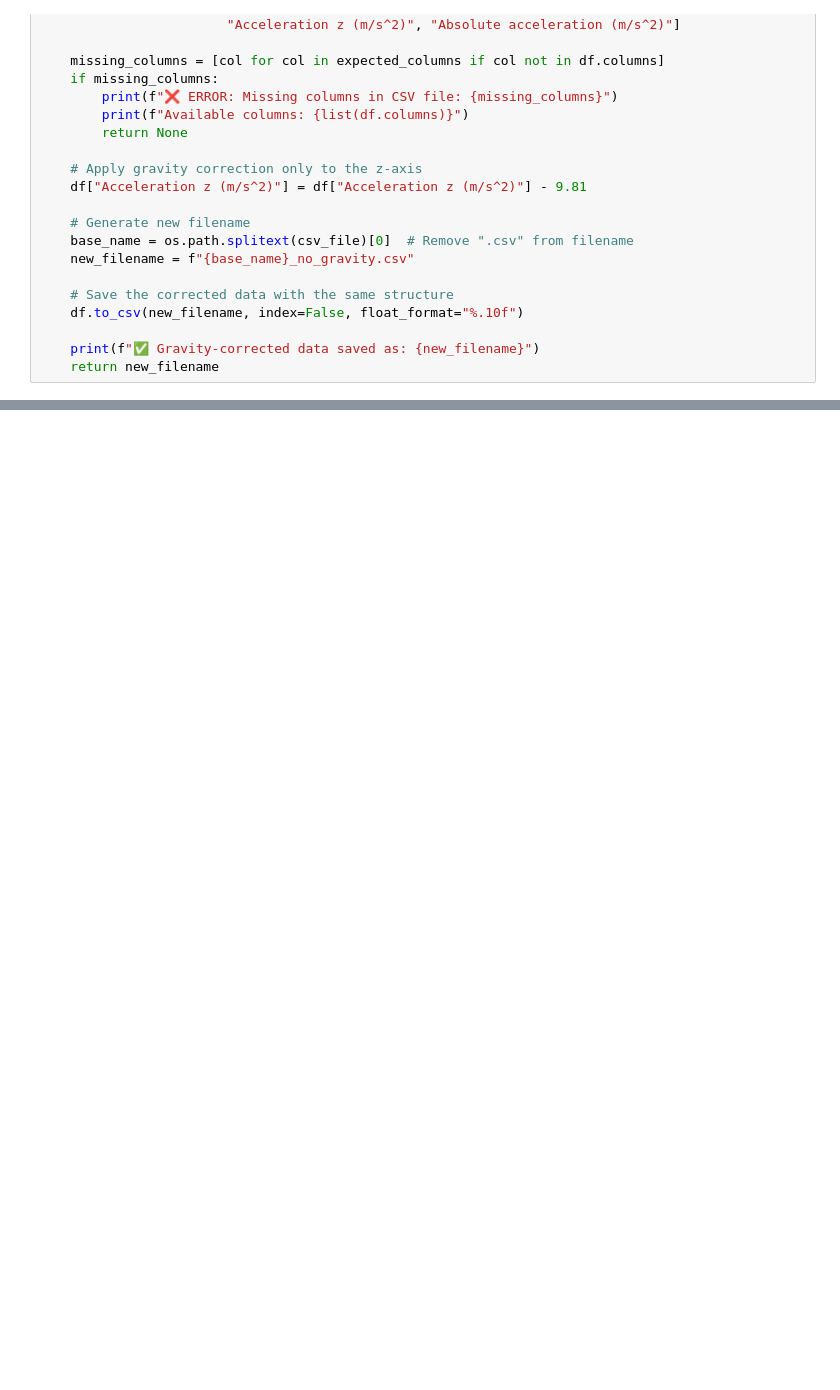
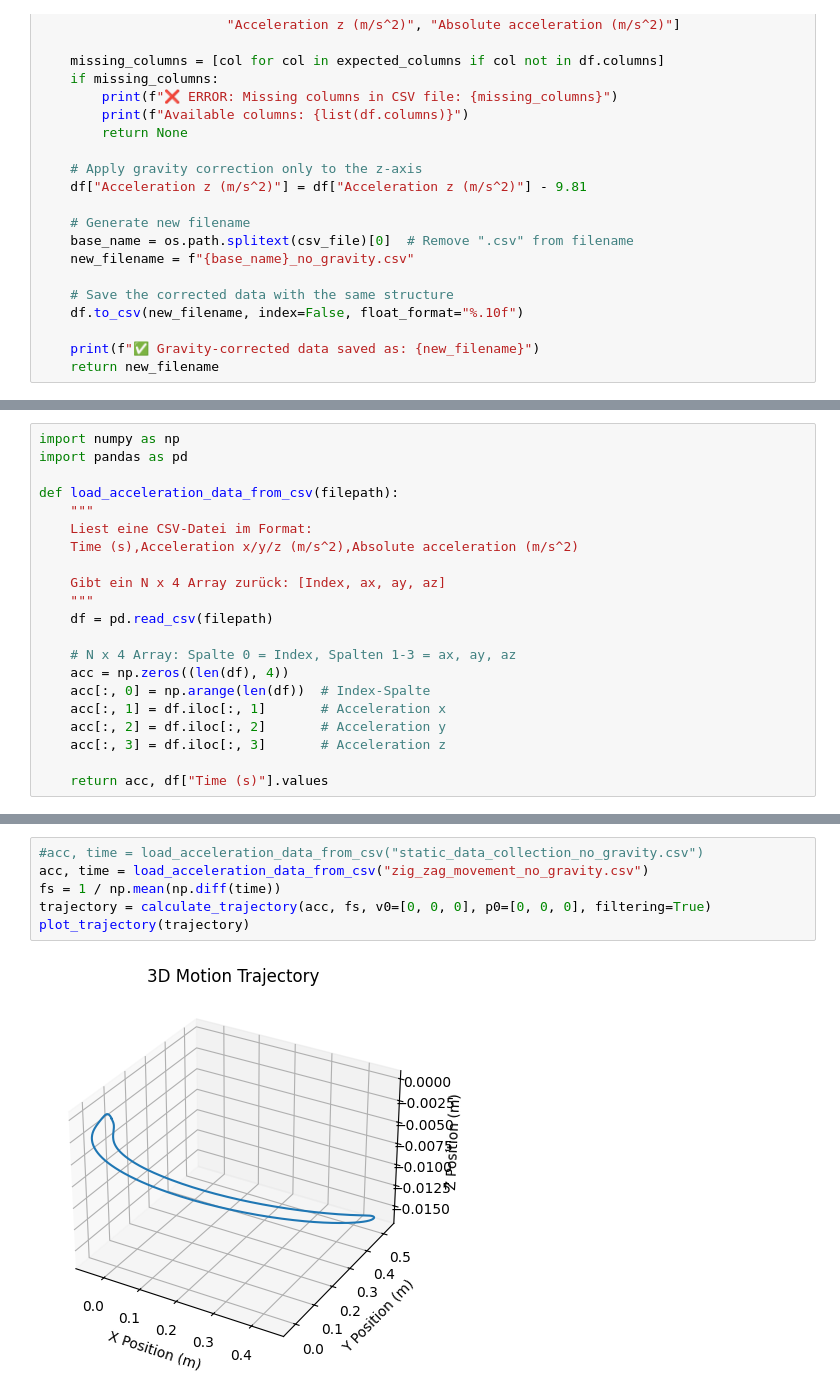
Before and after one commit to AlbrechtMaximilian/dsvs-praktikum, a Jupyter notebook: task_b.ipynb, the cells around one changed output, grey strips where cells are left out. Saved outputs shown, nothing was run; the diff lists cells and outputs as text; blank space fills up the shorter version.

```diff
--- a/task_b.ipynb
+++ b/task_b.ipynb
@@ -87 +89,22 @@ plot_acceleration("zig_zag_movement_no_gravity.csv")
 [figure]
+# %%
+import numpy as np
+import pandas as pd
+
+def load_acceleration_data_from_csv(filepath):
+    """
+    Liest eine CSV-Datei im Format:
+    Time (s),Acceleration x/y/z (m/s^2),Absolute acceleration (m/s^2)
+
+    Gibt ein N x 4 Array zurück: [Index, ax, ay, az]
+    """
+    df = pd.read_csv(filepath)
+
+    # N x 4 Array: Spalte 0 = Index, Spalten 1-3 = ax, ay, az
+    acc = np.zeros((len(df), 4))
+    acc[:, 0] = np.arange(len(df))  # Index-Spalte
+    acc[:, 1] = df.iloc[:, 1]       # Acceleration x
+    acc[:, 2] = df.iloc[:, 2]       # Acceleration y
+    acc[:, 3] = df.iloc[:, 3]       # Acceleration z
+
+    return acc, df["Time (s)"].values
@@ -87,0 +156,8 @@ plot_acceleration("zig_zag_movement_no_gravity.csv")
+# %%
+#acc, time = load_acceleration_data_from_csv("static_data_collection_no_gravity.csv")
+acc, time = load_acceleration_data_from_csv("zig_zag_movement_no_gravity.csv")
+fs = 1 / np.mean(np.diff(time))
+trajectory = calculate_trajectory(acc, fs, v0=[0, 0, 0], p0=[0, 0, 0], filtering=True)
+plot_trajectory(trajectory)
+# %% [output]
+[figure, added]
```
Also changed, not shown: parts of 3 cells of this notebook, 3 other files.
